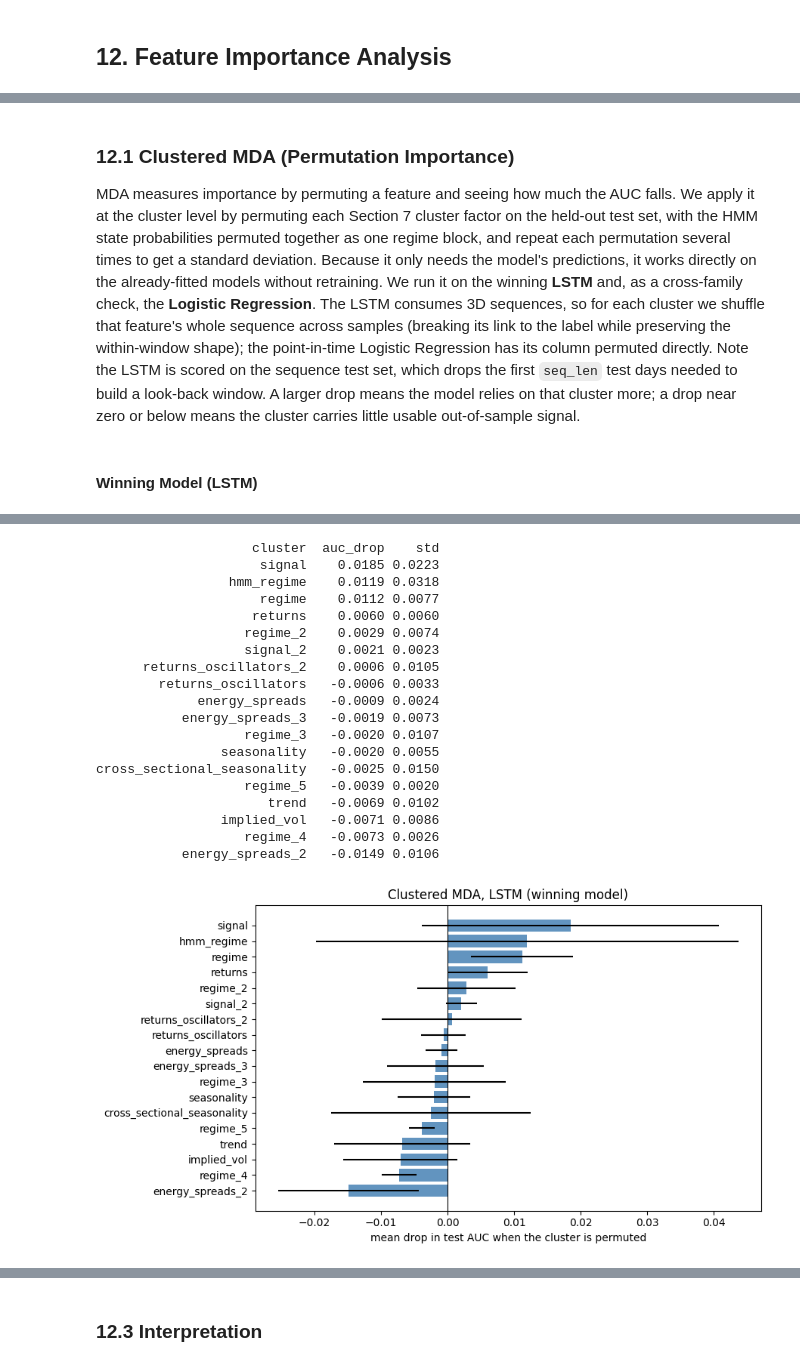
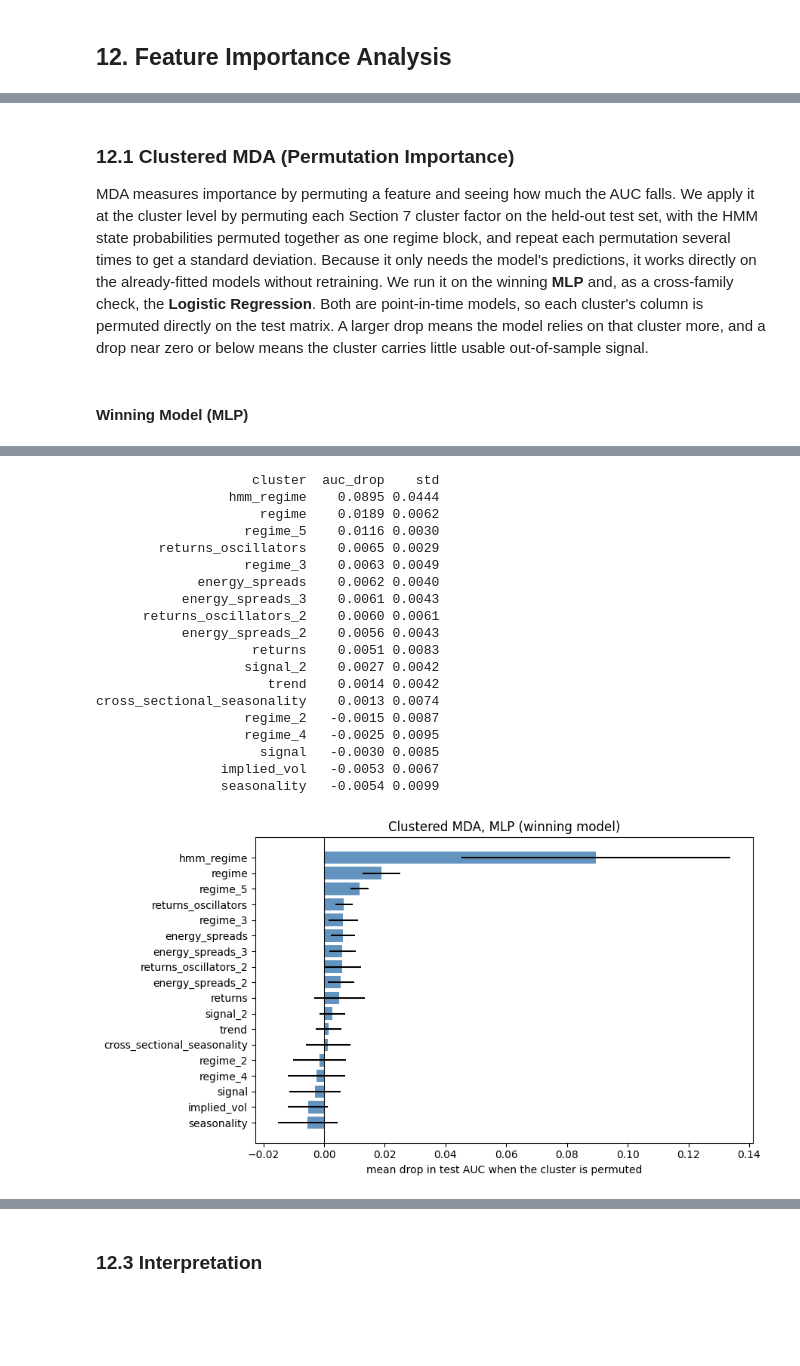
Before and after one commit to Jack-Close/energy-signal-metamodel, a Jupyter notebook: notebooks/2a_rbob_gasoline_model_training.ipynb, the cells around one changed output, grey strips where cells are left out. Saved outputs shown, nothing was run; the diff lists cells and outputs as text; code cells hidden in the pictures; blank space fills up the shorter version.

Commit message:
rerun notebooks and adjusted model selection for rbob / gasoline

```diff
--- a/notebooks/2a_rbob_gasoline_model_training.ipynb
+++ b/notebooks/2a_rbob_gasoline_model_training.ipynb
@@ -1435,46 +1432,44 @@ We use two complementary views and, for each, we report the **winning LSTM**, ch
 # %% [markdown]
 ### 12.1 Clustered MDA (Permutation Importance)
 
-MDA measures importance by permuting a feature and seeing how much the AUC falls. We apply it at the cluster level by permuting each Section 7 cluster factor on the held-out test set, with the HMM state probabilities permuted together as one regime block, and repeat each permutation several times to get a standard deviation. Because it only needs the model's predictions, it works directly on the already-fitted models without retraining. We run it on the winning **LSTM** and, as a cross-family check, the **Logistic Regression**. The LSTM consumes 3D sequences, so for each cluster we shuffle that feature's whole sequence across samples (breaking its link to the label while preserving the within-window shape); the point-in-time Logistic Regression has its column permuted directly. Note the LSTM is scored on the sequence test set, which drops the first `seq_len` test days needed to build a look-back window. A larger drop means the model relies on that cluster more; a drop near zero or below means the cluster carries little usable out-of-sample signal.
+MDA measures importance by permuting a feature and seeing how much the AUC falls. We apply it at the cluster level by permuting each Section 7 cluster factor on the held-out test set, with the HMM state probabilities permuted together as one regime block, and repeat each permutation several times to get a standard deviation. Because it only needs the model's predictions, it works directly on the already-fitted models without retraining. We run it on the winning **MLP** and, as a cross-family check, the **Logistic Regression**. Both are point-in-time models, so each cluster's column is permuted directly on the test matrix. A larger drop means the model relies on that cluster more, and a drop near zero or below means the cluster carries little usable out-of-sample signal.
 # %% [markdown]
-#### Winning Model (LSTM)
+#### Winning Model (MLP)
 # %%
-# Clustered permutation MDA on the winning model (LSTM). Each model input is one Section 7
-# cluster factor, so this is importance at the cluster level; the HMM state probabilities are
-# permuted together as one regime block. The LSTM consumes 3D sequences (samples, seq_len,
-# features), so for each cluster we shuffle that feature's whole sequence across samples, which
-# breaks its link to the label while preserving the within-window temporal shape.
-
+# Clustered permutation MDA on the winning model (MLP). Each model input is one Section 7
+# cluster factor, so this is importance at the cluster level. The HMM state probabilities are
+# permuted together as one regime block. The MLP is point-in-time, so we permute each cluster's
+# column directly on the 2D scaled test matrix.
 cols = list(X_test_gasoline.columns)
 hmm_idx = [i for i, c in enumerate(cols) if c.startswith('hmm_filt')]
 mda_groups = {c: [i] for i, c in enumerate(cols) if not c.startswith('hmm_filt')}
 if hmm_idx:
     mda_groups['hmm_regime'] = hmm_idx
 
-def permutation_mda_seq(proba_fn, X3d, y, groups, n_repeats=10, seed=42):
+def permutation_mda(proba_fn, X, y, groups, n_repeats=10, seed=42):
     rng = np.random.default_rng(seed)
-    base = roc_auc_score(y, proba_fn(X3d))
+    base = roc_auc_score(y, proba_fn(X))
     rows = []
     for g, idx in groups.items():
         drops = []
         for _ in range(n_repeats):
-            Xp = X3d.copy()
-            perm = rng.permutation(X3d.shape[0])
+            Xp = X.copy()
             for j in idx:
-                Xp[:, :, j] = Xp[perm][:, :, j]
+                Xp[:, j] = rng.permutation(Xp[:, j])
             drops.append(base - roc_auc_score(y, proba_fn(Xp)))
         rows.append({'cluster': g, 'auc_drop': np.mean(drops), 'std': np.std(drops)})
     return pd.DataFrame(rows).sort_values('auc_drop', ascending=False).reset_index(drop=True)
 
-lstm_proba_fn = lambda M: final_lstm.predict(M, verbose=0).flatten()
-mda_lstm = permutation_mda_seq(lstm_proba_fn, X_seq_te.copy(), y_seq_te, mda_groups)
-print(mda_lstm.round(4).to_string(index=False))
+# Winning model = MLP, scored on the scaled point-in-time test matrix X_te_sc.
+mlp_proba_fn = lambda M: final_mlp.predict(M, verbose=0).flatten()
+mda_mlp = permutation_mda(mlp_proba_fn, X_te_sc.copy(), y_te, mda_groups)
+print(mda_mlp.round(4).to_string(index=False))
 
 fig, ax = plt.subplots(figsize=(9, 5))
-ax.barh(mda_lstm['cluster'][::-1], mda_lstm['auc_drop'][::-1],
-        xerr=mda_lstm['std'][::-1], color='steelblue', alpha=0.85)
+ax.barh(mda_mlp['cluster'][::-1], mda_mlp['auc_drop'][::-1],
+        xerr=mda_mlp['std'][::-1], color='steelblue', alpha=0.85)
 ax.axvline(0, color='black', lw=0.8)
 ax.set_xlabel('mean drop in test AUC when the cluster is permuted')
-ax.set_title('Clustered MDA, LSTM (winning model)')
+ax.set_title('Clustered MDA, MLP (winning model)')
 plt.tight_layout(); plt.show()
 # %% [output]
@@ -1483,21 +1478,21 @@ plt.tight_layout(); plt.show()
                     cluster  auc_drop    std
-                     signal    0.0185 0.0223
-                 hmm_regime    0.0119 0.0318
-                     regime    0.0112 0.0077
-                    returns    0.0060 0.0060
-                   regime_2    0.0029 0.0074
-                   signal_2    0.0021 0.0023
-      returns_oscillators_2    0.0006 0.0105
-        returns_oscillators   -0.0006 0.0033
-             energy_spreads   -0.0009 0.0024
-           energy_spreads_3   -0.0019 0.0073
-                   regime_3   -0.0020 0.0107
-                seasonality   -0.0020 0.0055
-cross_sectional_seasonality   -0.0025 0.0150
-                   regime_5   -0.0039 0.0020
-                      trend   -0.0069 0.0102
-                implied_vol   -0.0071 0.0086
-                   regime_4   -0.0073 0.0026
-           energy_spreads_2   -0.0149 0.0106
+                 hmm_regime    0.0895 0.0444
+                     regime    0.0189 0.0062
+                   regime_5    0.0116 0.0030
+        returns_oscillators    0.0065 0.0029
+                   regime_3    0.0063 0.0049
+             energy_spreads    0.0062 0.0040
+           energy_spreads_3    0.0061 0.0043
+      returns_oscillators_2    0.0060 0.0061
+           energy_spreads_2    0.0056 0.0043
+                    returns    0.0051 0.0083
+                   signal_2    0.0027 0.0042
+                      trend    0.0014 0.0042
+cross_sectional_seasonality    0.0013 0.0074
+                   regime_2   -0.0015 0.0087
+                   regime_4   -0.0025 0.0095
+                     signal   -0.0030 0.0085
+                implied_vol   -0.0053 0.0067
+                seasonality   -0.0054 0.0099
-[figure, old version]
+[figure, new version]
 # %% [markdown]
```
Also changed, not shown: parts of 15 cells of this notebook, 4 other files.
